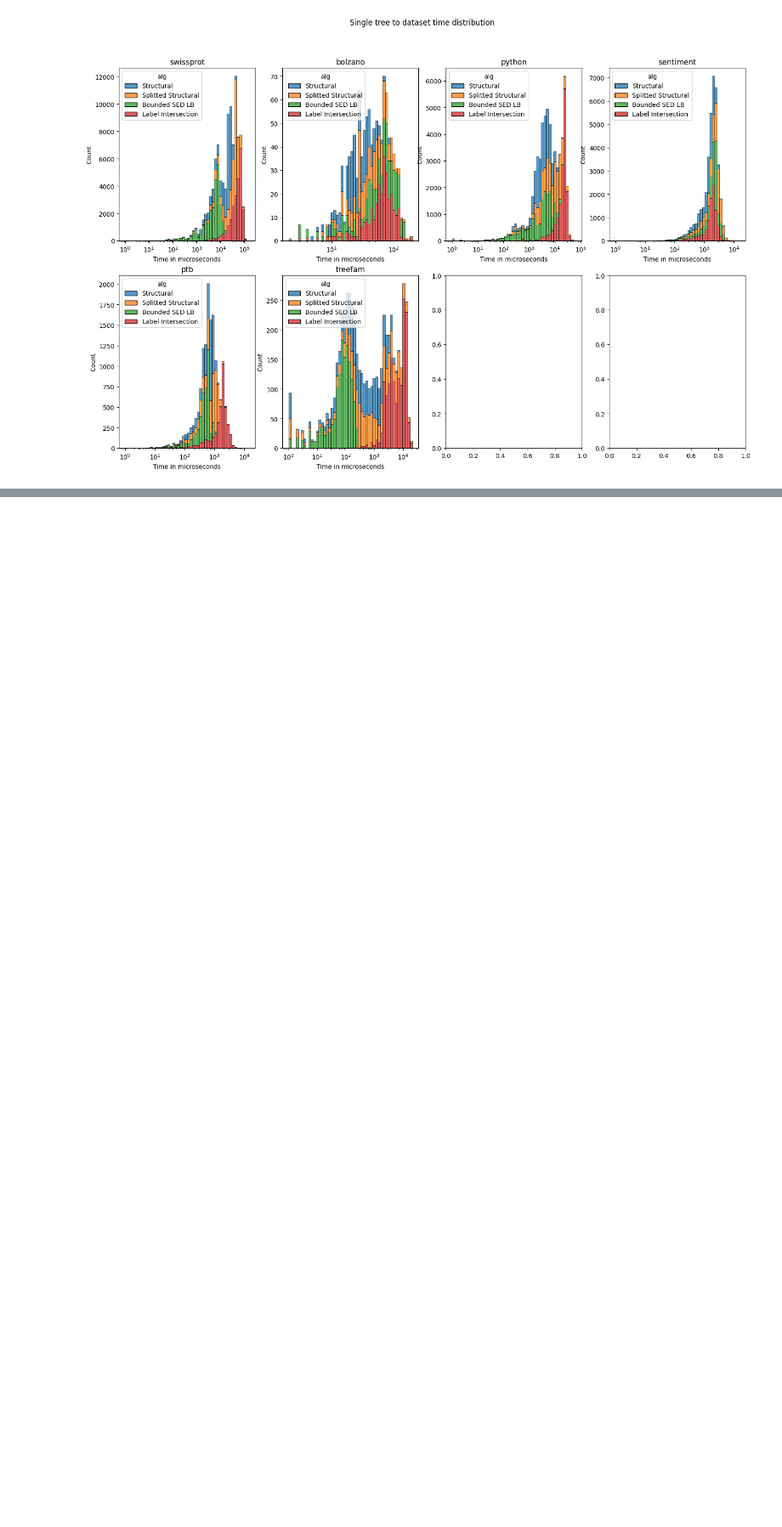
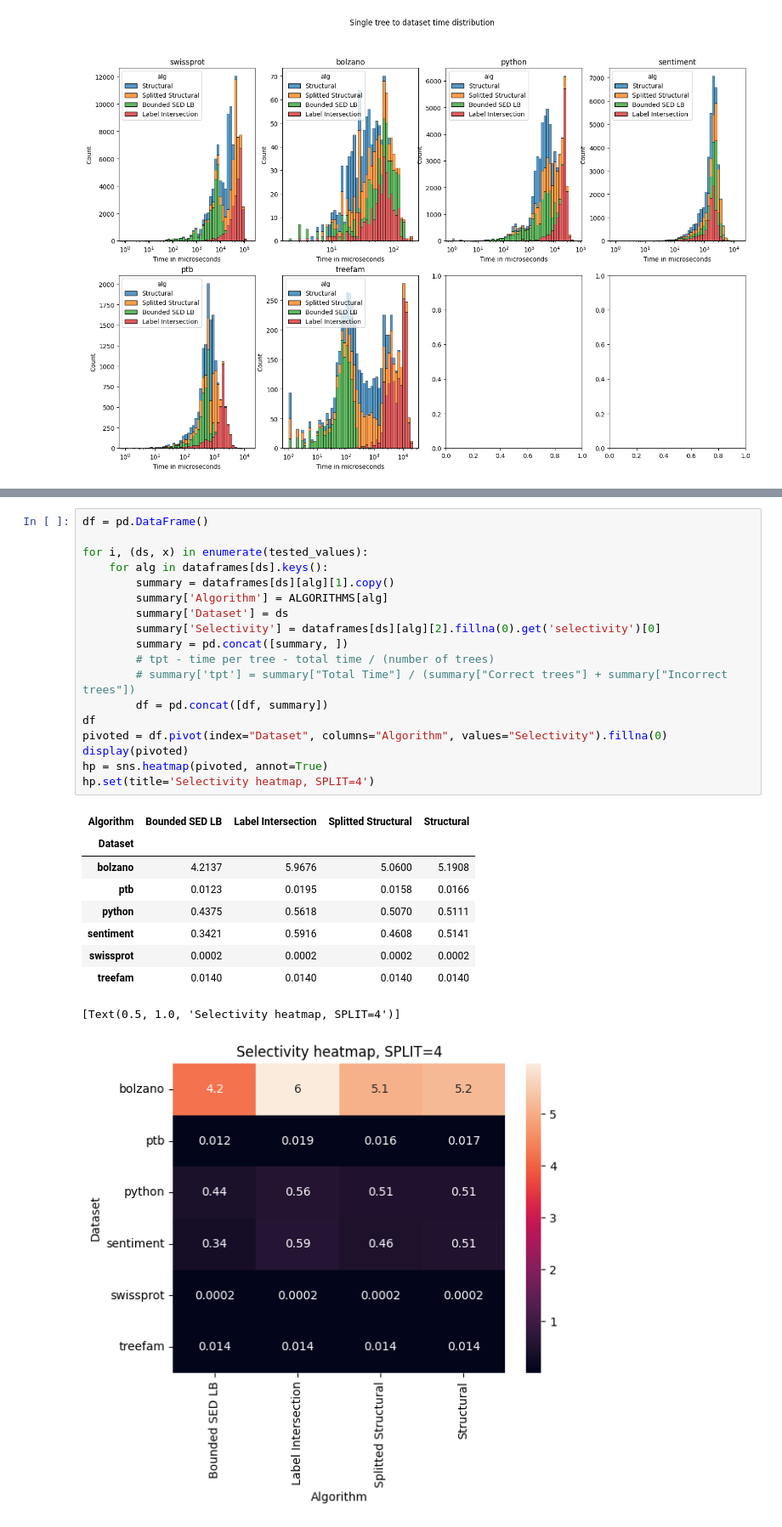
Before and after one commit to LukMRVC/tree-statistics, a Jupyter notebook: TED-viz.ipynb, the cells around one changed output, grey strips where cells are left out. Shown at 85% size. Cells and saved outputs as stored; diff of their text form; blank space fills up the shorter version.

```diff
--- a/TED-viz.ipynb
+++ b/TED-viz.ipynb
@@ -153,2 +182,31 @@ hp.set(title='Precision heatmap, SPLIT=4')
 [Text(0.5, 1.0, 'Precision heatmap, SPLIT=4')]
 [figure]
+# %%
+df = pd.DataFrame()
+
+for i, (ds, x) in enumerate(tested_values):
+    for alg in dataframes[ds].keys():
+        summary = dataframes[ds][alg][1].copy()
+        summary['Algorithm'] = ALGORITHMS[alg]
+        summary['Dataset'] = ds
+        summary['Selectivity'] = dataframes[ds][alg][2].fillna(0).get('selectivity')[0]
+        summary = pd.concat([summary, ])
+        # tpt - time per tree - total time / (number of trees)
+        # summary['tpt'] = summary["Total Time"] / (summary["Correct trees"] + summary["Incorrect trees"])
+        df = pd.concat([df, summary])
+df
+pivoted = df.pivot(index="Dataset", columns="Algorithm", values="Selectivity").fillna(0)
+display(pivoted)
+hp = sns.heatmap(pivoted, annot=True)
+hp.set(title='Selectivity heatmap, SPLIT=4')
+# %% [output]
+| Algorithm | Bounded SED LB | Label Intersection | Splitted Structural | Structural |
+| Dataset |  |  |  |  |
+| bolzano | 4.2137 | 5.9676 | 5.0600 | 5.1908 |
+| ptb | 0.0123 | 0.0195 | 0.0158 | 0.0166 |
+| python | 0.4375 | 0.5618 | 0.5070 | 0.5111 |
+| sentiment | 0.3421 | 0.5916 | 0.4608 | 0.5141 |
+| swissprot | 0.0002 | 0.0002 | 0.0002 | 0.0002 |
+| treefam | 0.0140 | 0.0140 | 0.0140 | 0.0140 |
+[Text(0.5, 1.0, 'Selectivity heatmap, SPLIT=4')]
+[figure, added]
```
Also changed, not shown: parts of 5 cells of this notebook.
